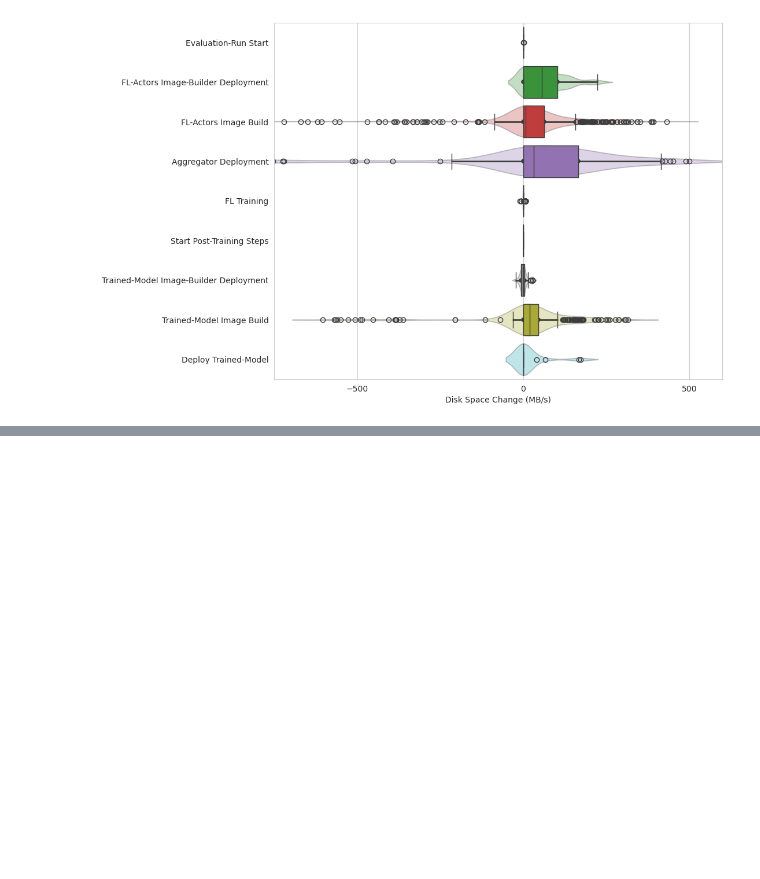
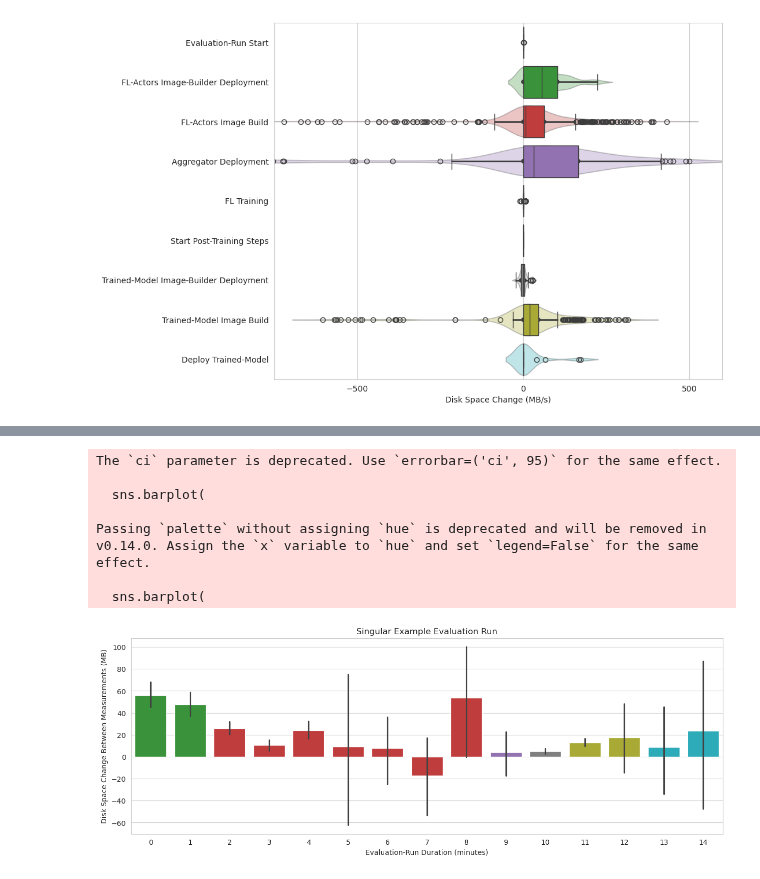
Before and after one commit to oakestra/oakestra-cli, a Jupyter notebook: oak_cli/evaluation/addons/flops/evaluations/1_simplest/notebooks/disk.ipynb, the cells around one changed output, grey strips where cells are left out. Saved outputs shown, nothing was run; the diff lists cells and outputs as text; code cells hidden in the pictures; blank space fills up the shorter version.

```diff
--- a/oak_cli/evaluation/addons/flops/evaluations/1_simplest/notebooks/disk.ipynb
+++ b/oak_cli/evaluation/addons/flops/evaluations/1_simplest/notebooks/disk.ipynb
@@ -7,7 +7,7 @@ from oak_cli.evaluation.addons.flops.utils.imports import *
 # %%
 prepare_notebook()
 # %%
-df, normalized_df, singular_run_df, trained_model_df = load_and_prepare_data(evaluation=Evaluation.SIMPLEST)
+df, normalized_df, singular_run_df, trained_model_df = load_and_prepare_data()
 # %% [markdown]
 ---
 # %%
@@ -143,0 +21,11 @@ TypeError: Axes.bxp() got an unexpected keyword argument 'ci'
+# %%
+draw_mb_per_second_graph(data=df, use_bar_plot=True)
+# %% [output]
+The `ci` parameter is deprecated. Use `errorbar=('ci', 95)` for the same effect.
+
+  sns.barplot(
+
+Passing `palette` without assigning `hue` is deprecated and will be removed in v0.14.0. Assign the `x` variable to `hue` and set `legend=False` for the same effect.
+
+  sns.barplot(
+[figure, added]
```
Also changed, not shown: parts of 4 cells of this notebook, 6 other files.
